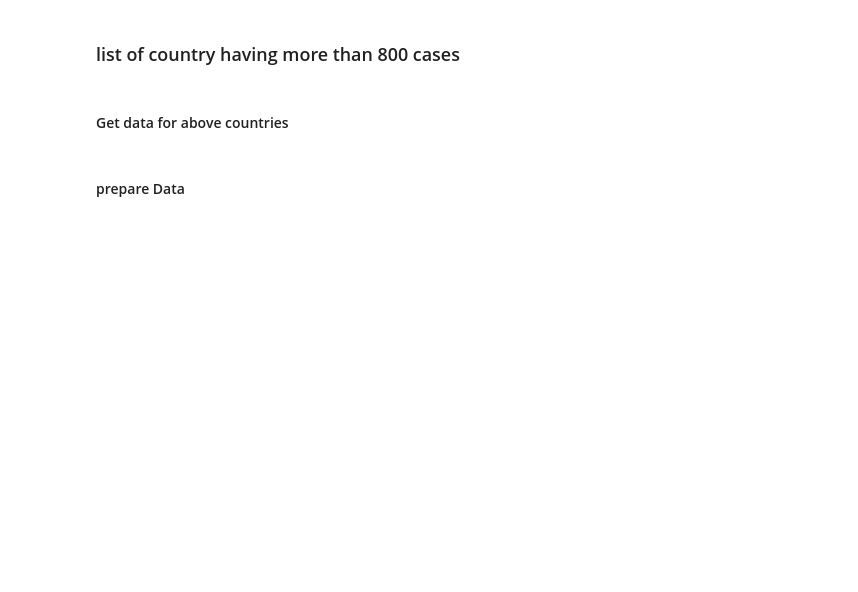
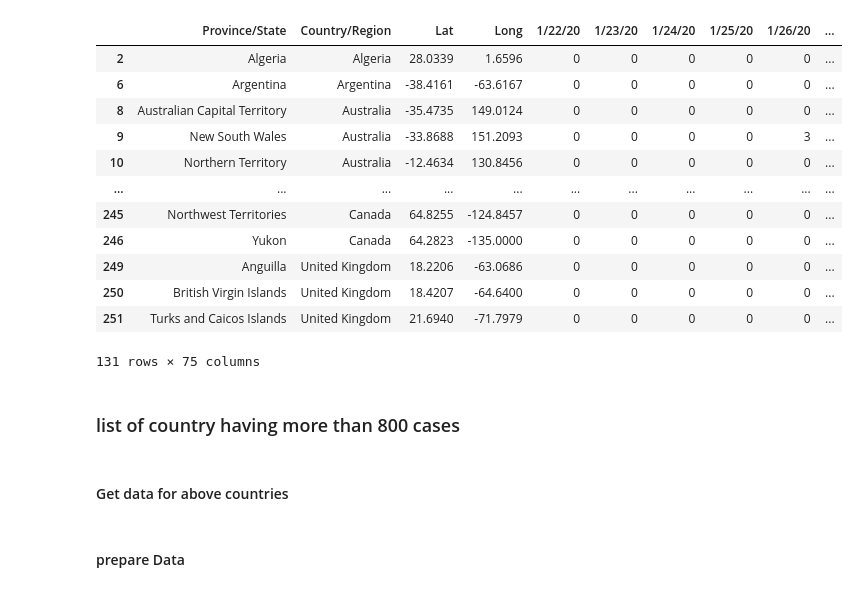
Before and after one commit to IshantWadhwa4/COVID-19-EDA, a Jupyter notebook: covid19_Classification_by_Country.ipynb, the cells around one changed output. Saved outputs shown, nothing was run; the diff lists cells and outputs as text; code cells hidden in the pictures; blank space fills up the shorter version.

```diff
--- a/covid19_Classification_by_Country.ipynb
+++ b/covid19_Classification_by_Country.ipynb
@@ -8,6 +8,22 @@ import numpy as np
 url_confirmed = 'https://raw.githubusercontent.com/CSSEGISandData/COVID-19/master/csse_covid_19_data/csse_covid_19_time_series/time_series_covid19_confirmed_global.csv'
 data_confirmed = pd.read_csv(url_confirmed)
 data_confirmed['Province/State'].fillna(data_confirmed['Country/Region'],inplace = True)
+# %%
+data_confirmed
+# %% [output]
+|  | Province/State | Country/Region | Lat | Long | 1/22/20 | 1/23/20 | 1/24/20 | 1/25/20 | 1/26/20 | ... |
+| 2 | Algeria | Algeria | 28.0339 | 1.6596 | 0 | 0 | 0 | 0 | 0 | ... |
+| 6 | Argentina | Argentina | -38.4161 | -63.6167 | 0 | 0 | 0 | 0 | 0 | ... |
+| 8 | Australian Capital Territory | Australia | -35.4735 | 149.0124 | 0 | 0 | 0 | 0 | 0 | ... |
+| 9 | New South Wales | Australia | -33.8688 | 151.2093 | 0 | 0 | 0 | 0 | 3 | ... |
+| 10 | Northern Territory | Australia | -12.4634 | 130.8456 | 0 | 0 | 0 | 0 | 0 | ... |
+| ... | ... | ... | ... | ... | ... | ... | ... | ... | ... | ... |
+| 245 | Northwest Territories | Canada | 64.8255 | -124.8457 | 0 | 0 | 0 | 0 | 0 | ... |
+| 246 | Yukon | Canada | 64.2823 | -135.0000 | 0 | 0 | 0 | 0 | 0 | ... |
+| 249 | Anguilla | United Kingdom | 18.2206 | -63.0686 | 0 | 0 | 0 | 0 | 0 | ... |
+| 250 | British Virgin Islands | United Kingdom | 18.4207 | -64.6400 | 0 | 0 | 0 | 0 | 0 | ... |
+| 251 | Turks and Caicos Islands | United Kingdom | 21.6940 | -71.7979 | 0 | 0 | 0 | 0 | 0 | ... |
+131 rows × 75 columns
 # %%
 # world data of death cases
 url_Deaths = 'https://raw.githubusercontent.com/CSSEGISandData/COVID-19/master/csse_covid_19_data/csse_covid_19_time_series/time_series_covid19_deaths_global.csv'
```
Also changed, not shown: parts of 5 cells of this notebook.
